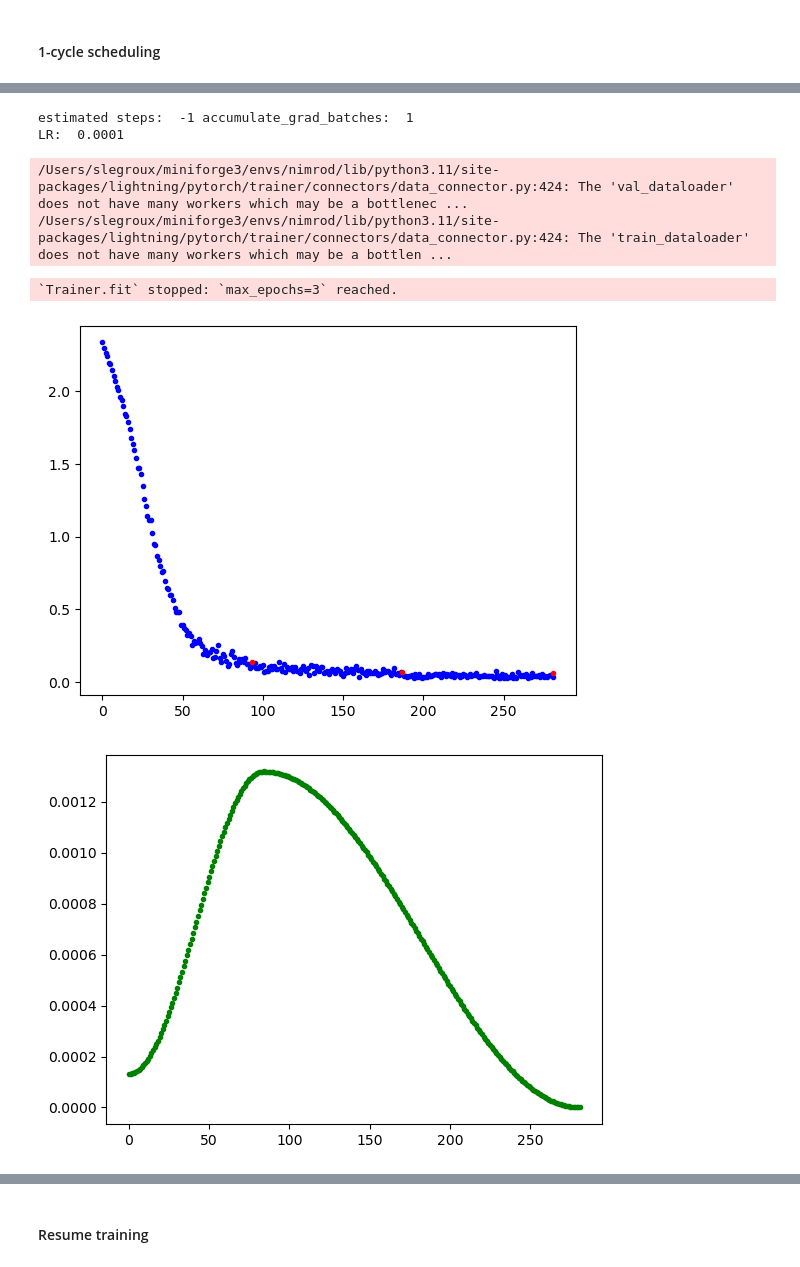
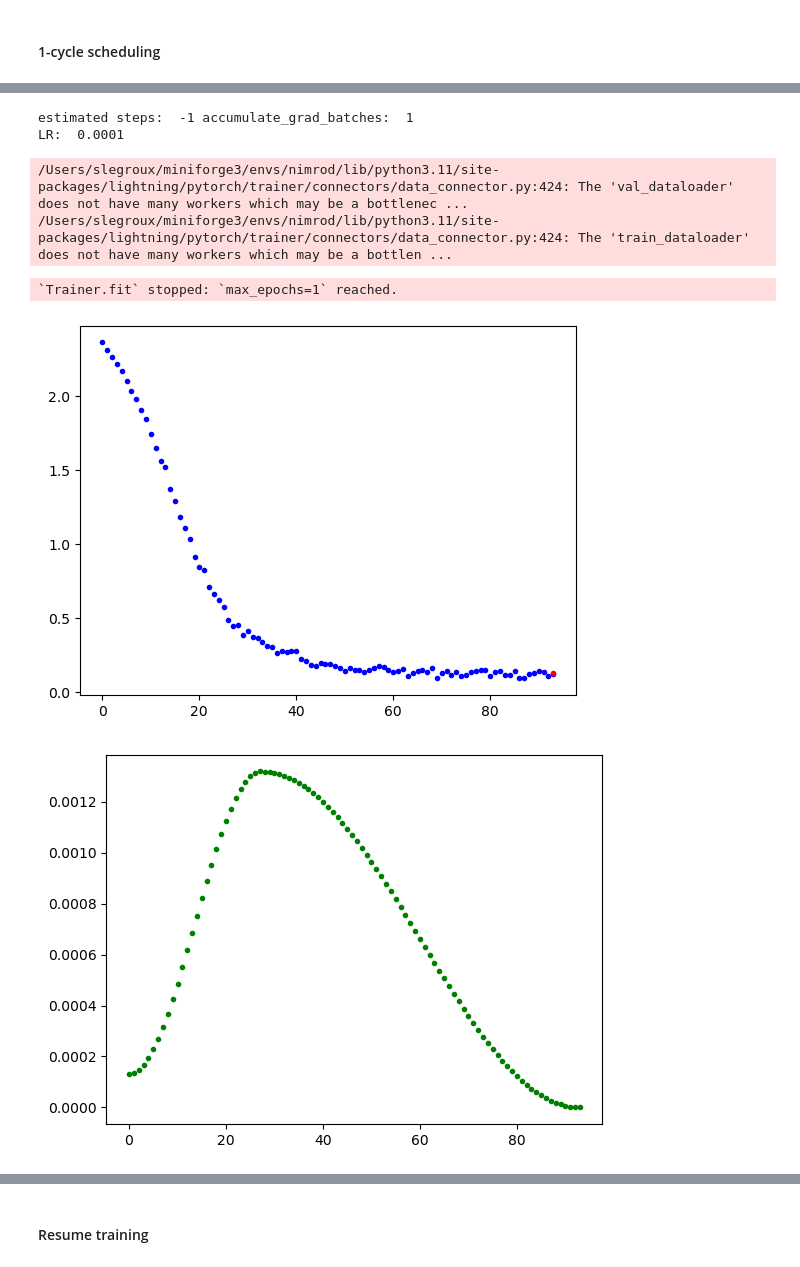
Before and after one commit to slegroux/nimrod, a Jupyter notebook: nbs/models.conv.ipynb, the cells around one changed output, grey strips where cells are left out. Saved outputs shown, nothing was run; the diff lists cells and outputs as text; code cells hidden in the pictures.

```diff
--- a/nbs/models.conv.ipynb
+++ b/nbs/models.conv.ipynb
@@ -1010,7 +1007,7 @@ print(5*56000//2048)
 # %%
 #| notest
 
-N_EPOCHS = 3
+N_EPOCHS = 1
 lr_found = lr_finder.suggestion()
 
 # DATA
@@ -1030,13 +1027,15 @@ checkpoint_callback = ModelCheckpoint(
     mode='min'  # Mode can be 'min' or 'max' depending on the metric
 )
 
+lr_monitor = LearningRateMonitor(logging_interval="step")
+
 # TRAINER
 trainer = Trainer(
     accelerator="auto",
     max_epochs=N_EPOCHS,
     # logger=TensorBoardLogger("tb_logs", name="mnist_convnet", default_hp_metric=True),
     logger=CSVLogger("logs", name="fashion_mnist_convnet"),
-    callbacks = [LearningRateMonitor(logging_interval="step"), checkpoint_callback],
+    callbacks = [lr_monitor, checkpoint_callback],
     check_val_every_n_epoch=1,
     log_every_n_steps=1
     )
@@ -1082,14 +1081,14 @@ Parameter Group 0
 110 K     Total params
 0.440     Total estimated model params size (MB)
 39        Modules in train mode
 0         Modules in eval mode
 estimated steps:  -1 accumulate_grad_batches:  1
 LR:  0.0001
 /Users/slegroux/miniforge3/envs/nimrod/lib/python3.11/site-packages/lightning/pytorch/trainer/connectors/data_connector.py:424: The 'val_dataloader' does not have many workers which may be a bottlenec ...
 /Users/slegroux/miniforge3/envs/nimrod/lib/python3.11/site-packages/lightning/pytorch/trainer/connectors/data_connector.py:424: The 'train_dataloader' does not have many workers which may be a bottlen ...
-`Trainer.fit` stopped: `max_epochs=3` reached.
+`Trainer.fit` stopped: `max_epochs=1` reached.
-[figure, old version]
+[figure, new version]
-[figure, old version]
+[figure, new version]
 # %%
 #| notest
 trainer.test(model, datamodule.test_dataloader(), ckpt_path="best")
```
Also changed, not shown: parts of 9 cells of this notebook, 9 other files.
